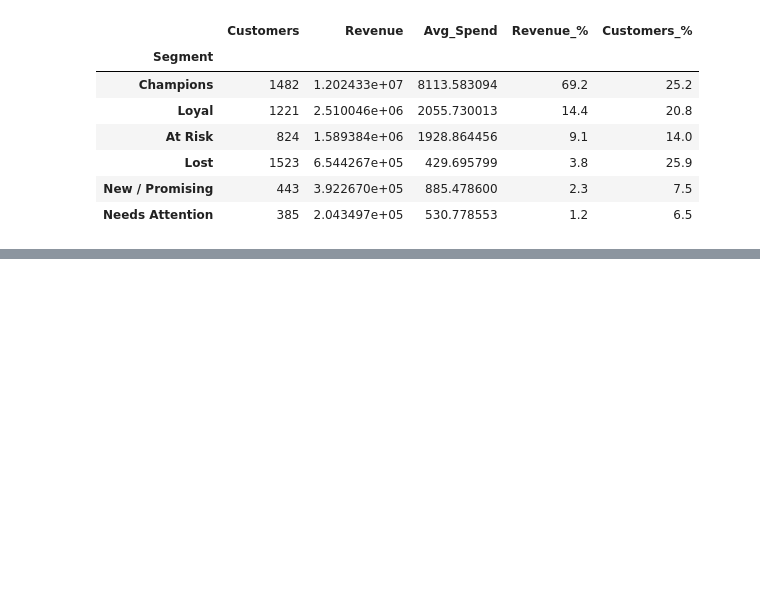
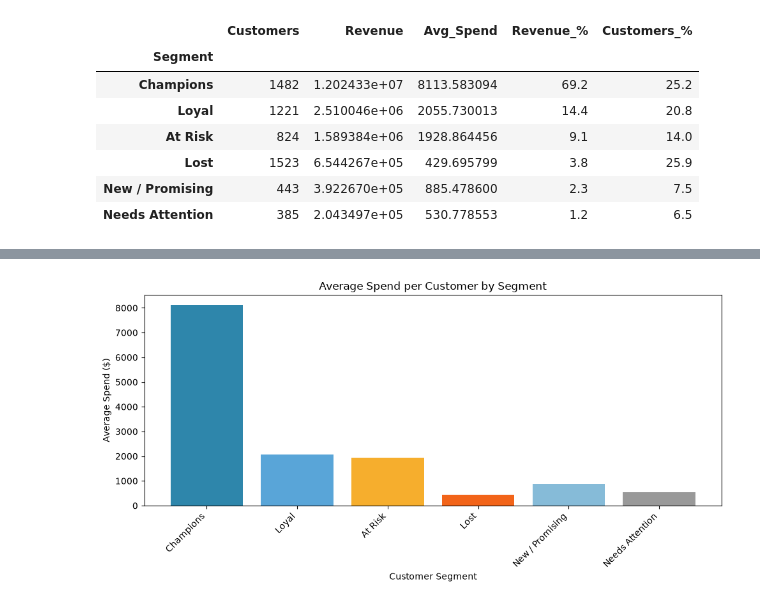
Before and after one commit to JunaidAshraf05/Customer-Segmentation-and-RFM-Analysis, a Jupyter notebook: 1.ipynb, the cells around one changed output, grey strips where cells are left out. Cells and saved outputs as stored; diff of their text form; code cells hidden in the pictures; blank space fills up the shorter version.

```diff
--- a/1.ipynb
+++ b/1.ipynb
@@ -177,0 +193,13 @@ ModuleNotFoundError: No module named 'matplotlib'
+# %%
+# Chart 2: Average spend per customer
+
+plt.figure(figsize=(10, 5))
+plt.bar(summary.index, summary["Avg_Spend"], color=colors)
+plt.title('Average Spend per Customer by Segment')
+plt.ylabel('Average Spend ($)')
+plt.xlabel('Customer Segment')
+plt.xticks(rotation=45, ha='right')
+plt.tight_layout()
+plt.show()
+# %% [output]
+[figure, added]
```
Also changed, not shown: parts of 5 cells of this notebook.
